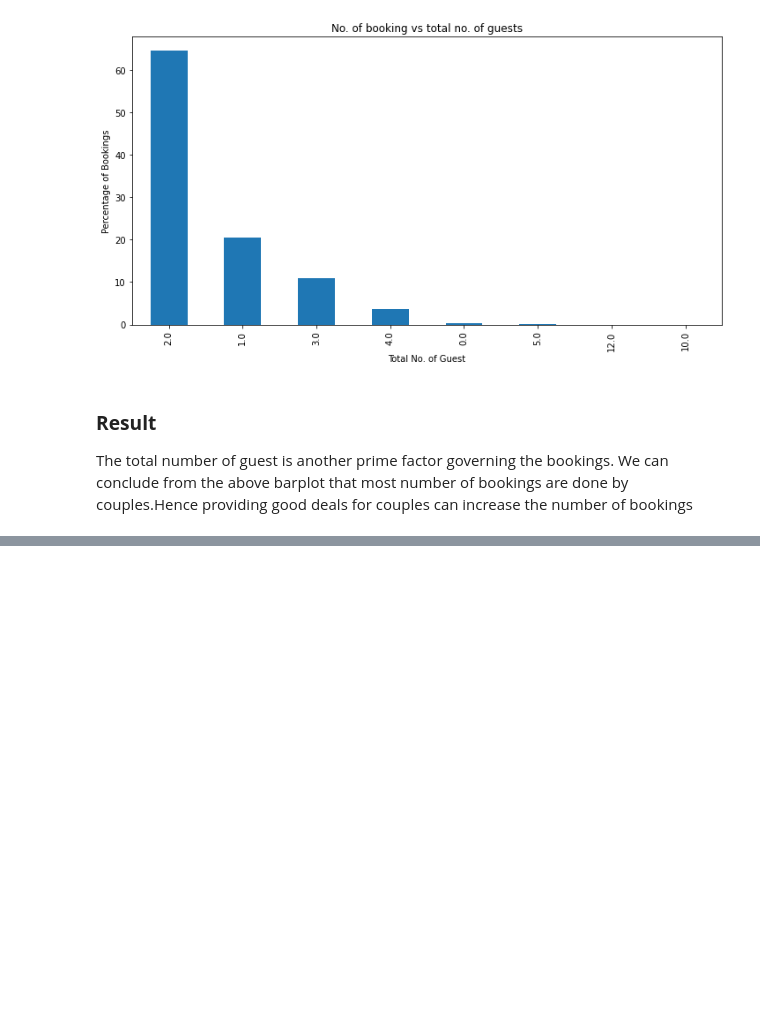
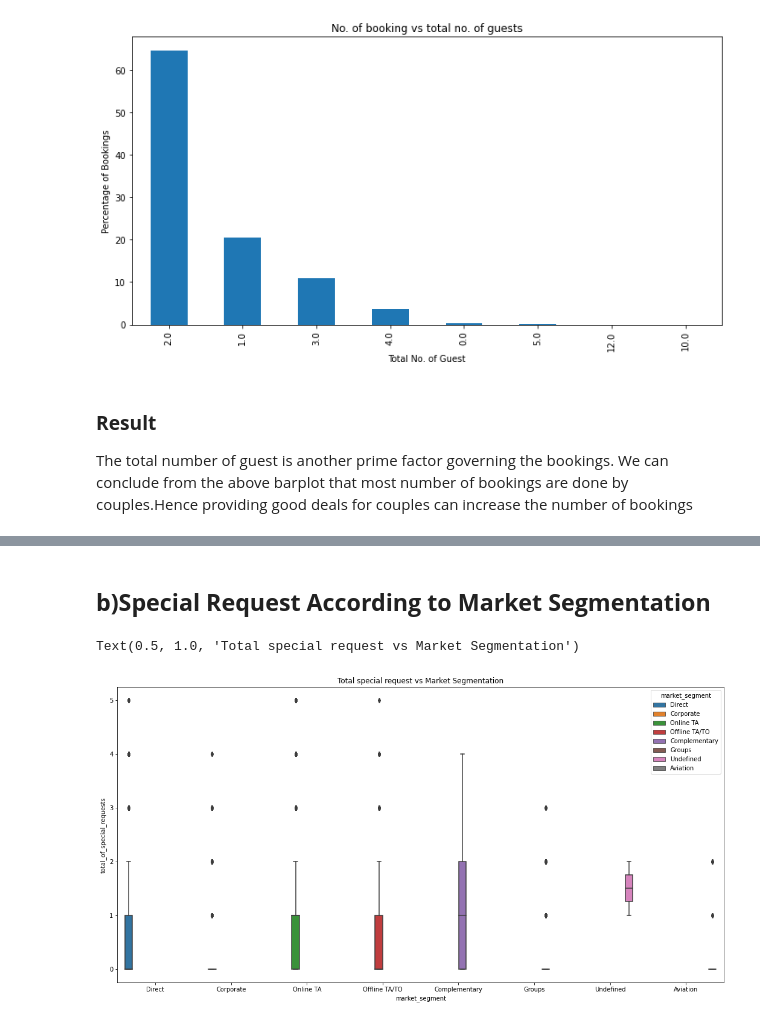
Before and after one commit to 7692TITO/EDA-Capstone-Project, a Jupyter notebook: Individual_Notebook_Capstone_Project_(Tito).ipynb, the cells around one changed output, grey strips where cells are left out. Drawn from its saved outputs; the diff is of its cells as text; code cells hidden in the pictures; blank space fills up the shorter version.

```diff
--- a/Individual_Notebook_Capstone_Project_(Tito).ipynb
+++ b/Individual_Notebook_Capstone_Project_(Tito).ipynb
@@ -496,0 +513,10 @@ The total number of guest is another prime factor governing the bookings. We can
+# %% [markdown]
+## **b)Special Request According to Market Segmentation**
+# %%
+sns.boxplot(x ='market_segment' , y='total_of_special_requests', hue='market_segment',data =df)
+fig = plt.gcf()
+fig.set_size_inches(18,9)
+plt.title('Total special request vs Market Segmentation')
+# %% [output]
+Text(0.5, 1.0, 'Total special request vs Market Segmentation')
+[figure, added]
```
Also changed, not shown: parts of 9 cells of this notebook.
